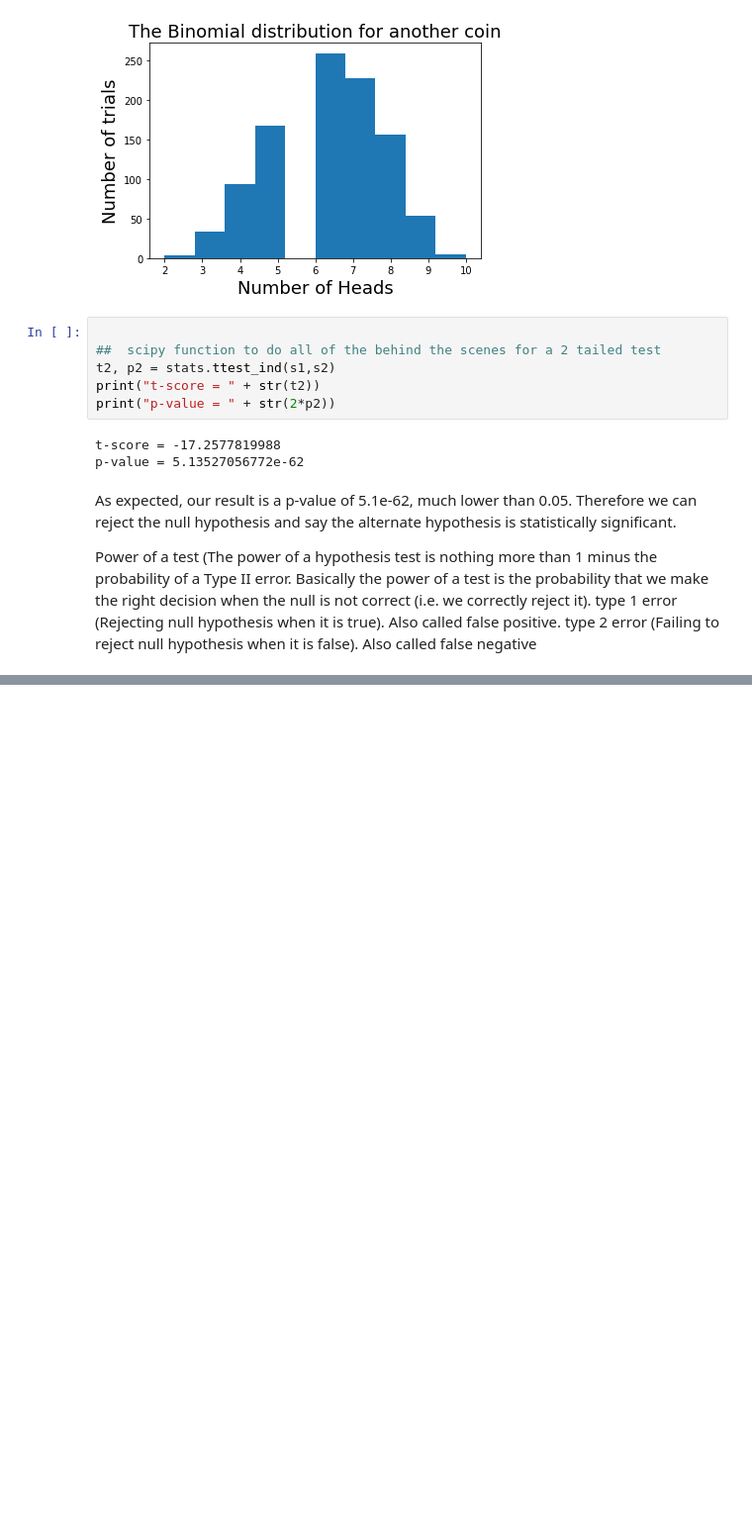
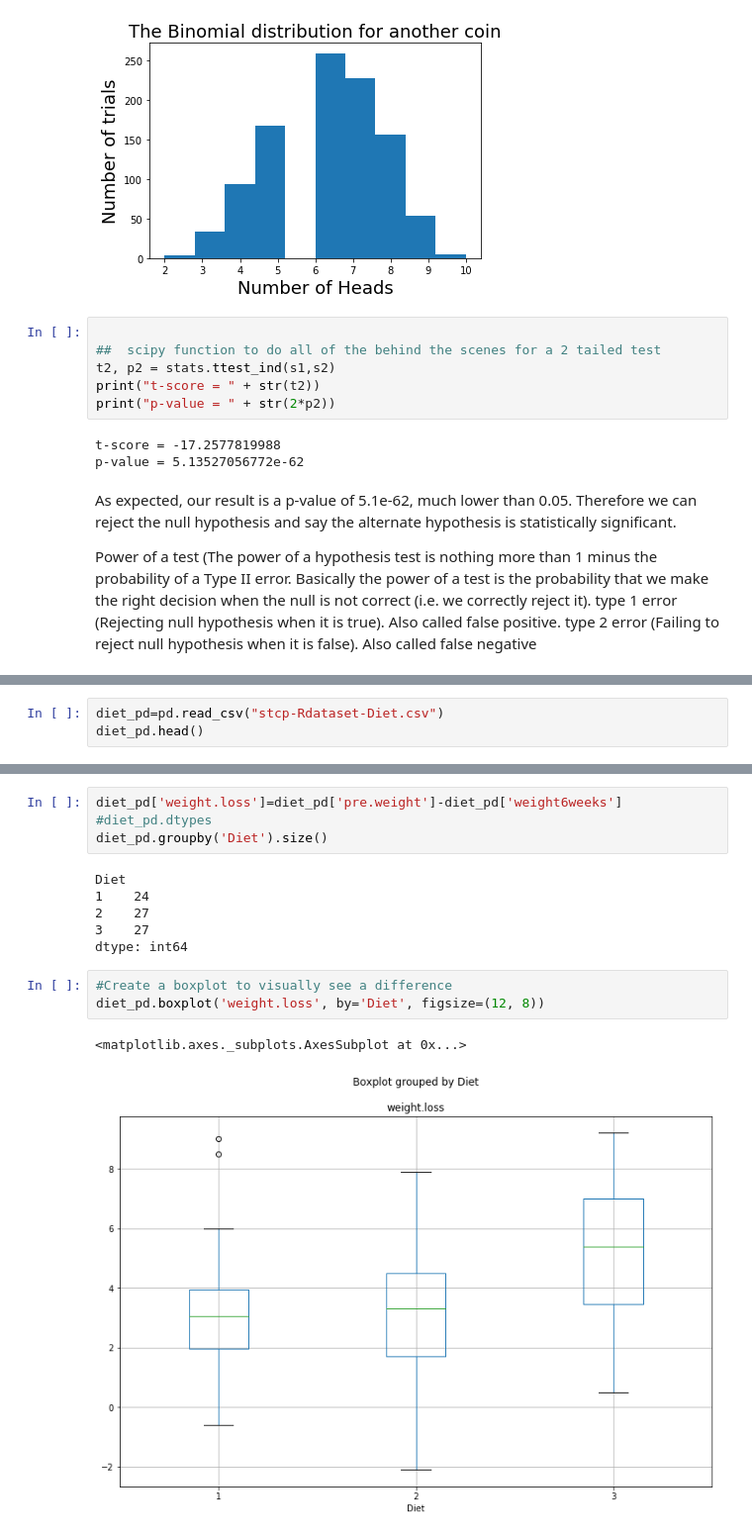
Before and after one commit to DataSciencePros/datascicon.tech, a Jupyter notebook: Statistical Testing.ipynb, the cells around one changed output, grey strips where cells are left out. Shown: that part at 99% size. Saved outputs shown, nothing was run; the diff lists cells and outputs as text; blank space fills up the shorter version.

```diff
--- a/Statistical Testing.ipynb
+++ b/Statistical Testing.ipynb
@@ -179,0 +185,3 @@ Real life example, A/B testing (click rate , ad)
+# %%
+diet_pd=pd.read_csv("stcp-Rdataset-Diet.csv")
+diet_pd.head()
@@ -179,0 +195,16 @@ Real life example, A/B testing (click rate , ad)
+# %%
+diet_pd['weight.loss']=diet_pd['pre.weight']-diet_pd['weight6weeks']
+#diet_pd.dtypes
+diet_pd.groupby('Diet').size()
+# %% [output]
+Diet
+1    24
+2    27
+3    27
+dtype: int64
+# %%
+#Create a boxplot to visually see a difference
+diet_pd.boxplot('weight.loss', by='Diet', figsize=(12, 8))
+# %% [output]
+<matplotlib.axes._subplots.AxesSubplot at 0x...>
+[figure, added]
```
Also changed, not shown: parts of 8 cells of this notebook, 1 other file.
